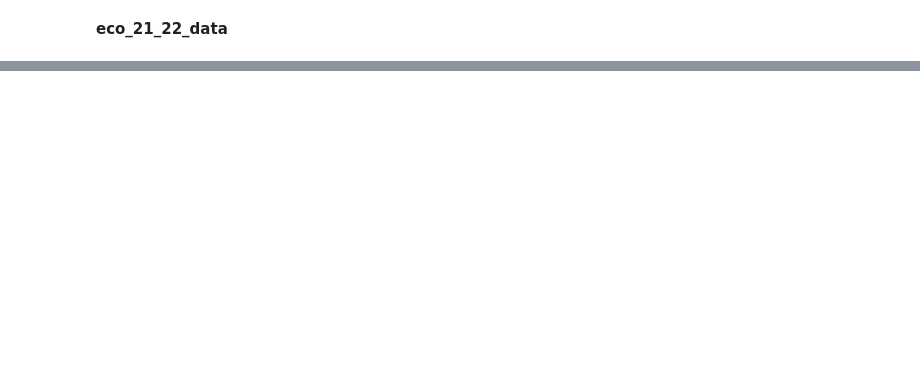
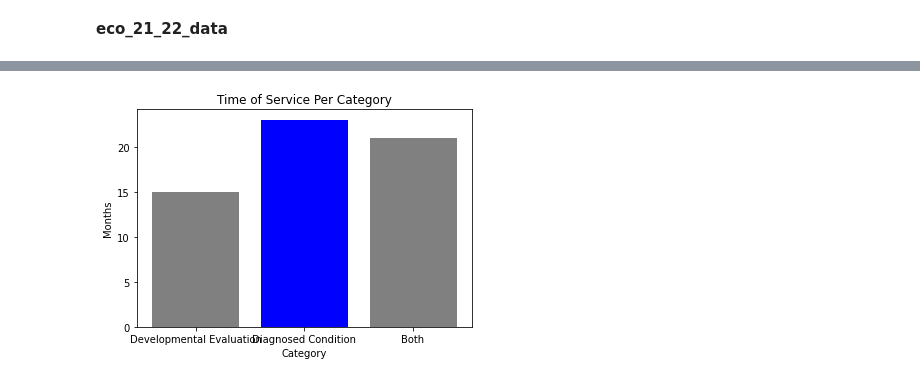
Before and after one commit to NSS-Data-Analytics-Cohort-7/didd-newbalancesonthebloc, a Jupyter notebook: Notebooks/DIDD Sarah M.ipynb, the cells around one changed output, grey strips where cells are left out. Saved outputs shown, nothing was run; the diff lists cells and outputs as text; code cells hidden in the pictures; blank space fills up the shorter version.

```diff
--- a/Notebooks/DIDD Sarah M.ipynb
+++ b/Notebooks/DIDD Sarah M.ipynb
@@ -42,0 +368,13 @@ eco_21_22_data.info()
+# %%
+Init_Elig_Cat = ['Developmental Evaluation', 'Diagnosed Condition', 'Both']
+Months = [15,23,21]
+colors = ['grey', 'blue', 'grey']
+
+
+plt.bar(Init_Elig_Cat, Months, color = colors)
+plt.title('Time of Service Per Category')
+plt.xlabel('Category')
+plt.ylabel('Months')
+plt.show();
+# %% [output]
+[figure, added]
```
Also changed, not shown: parts of 43 cells of this notebook, 1 other file.
